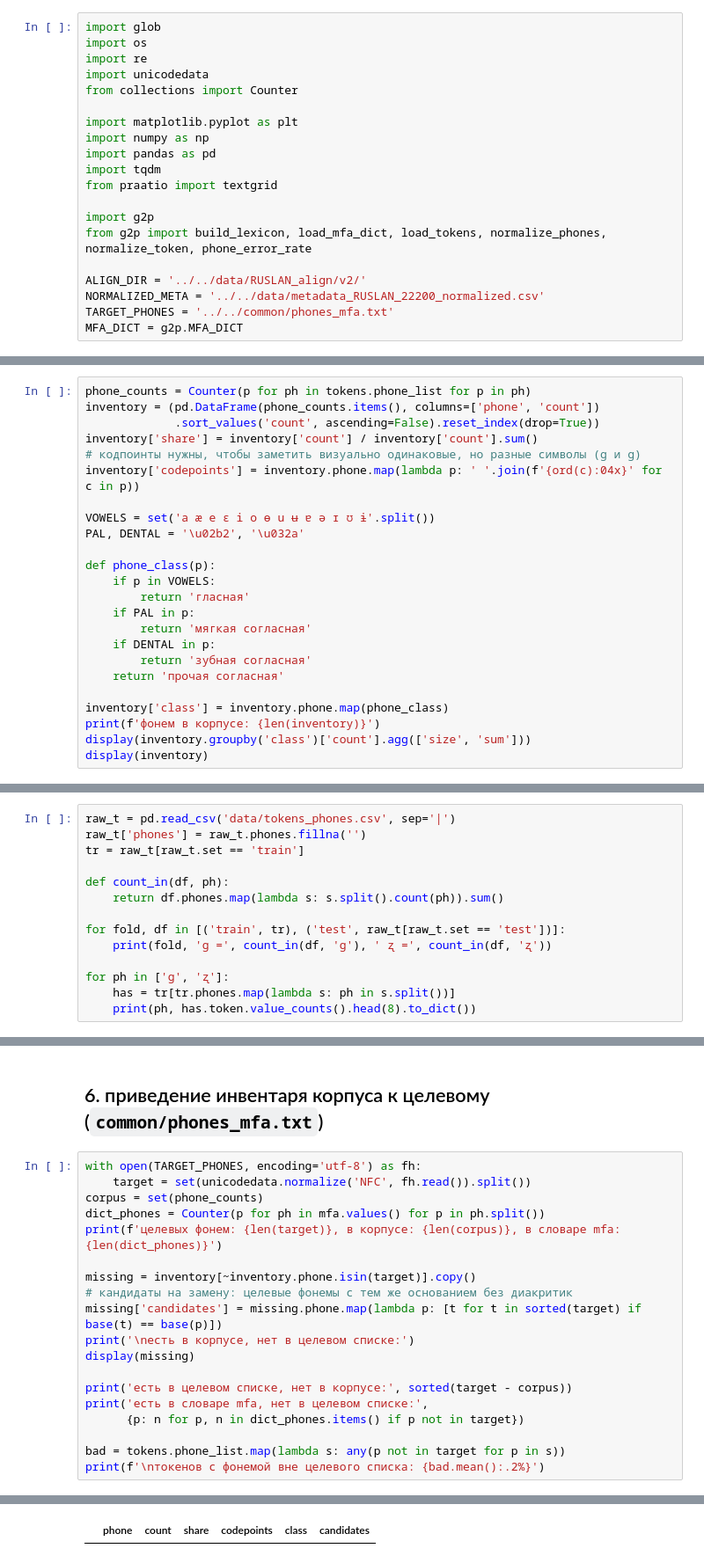
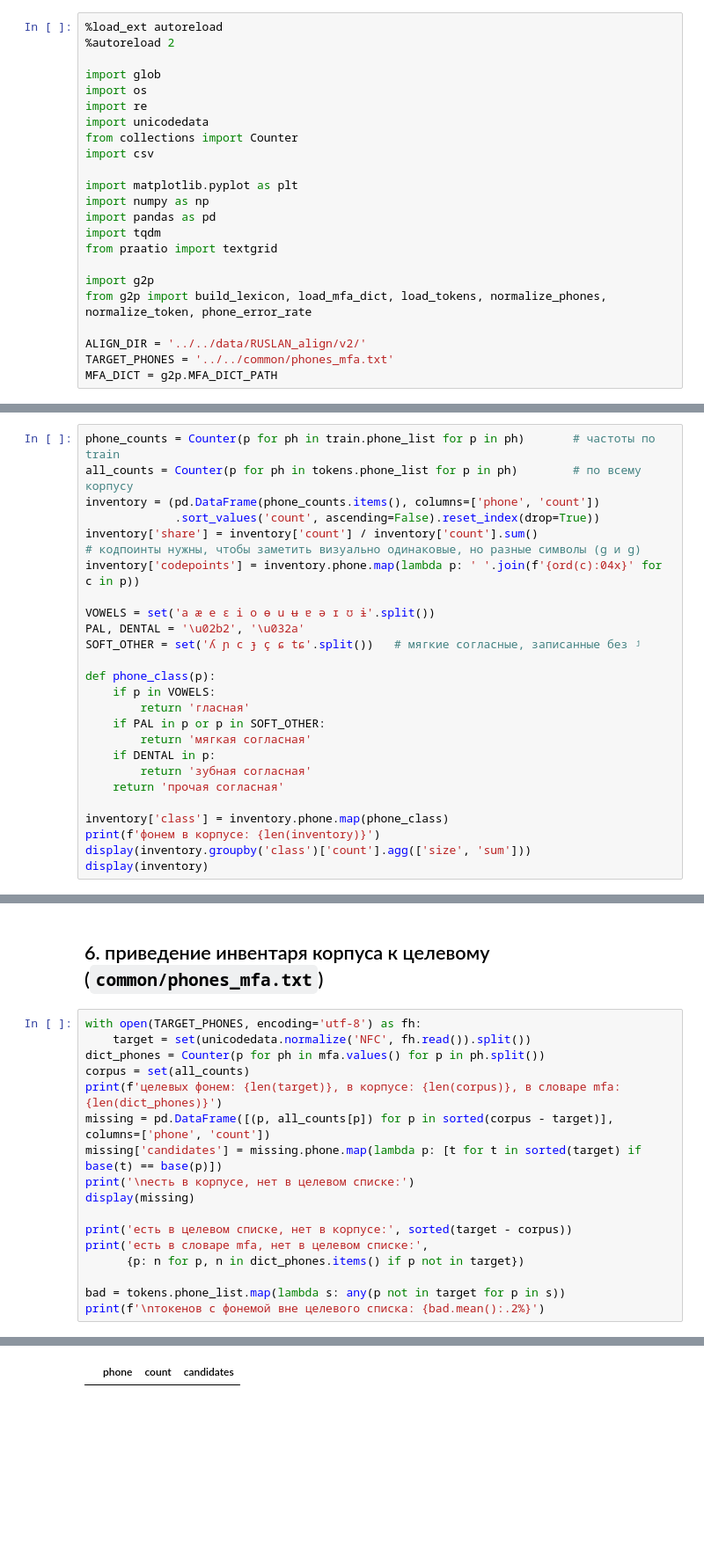
Before and after one commit to Wor1ock/tts_labs_itmo, a Jupyter notebook: labs/lab3_g2p/eda.ipynb, the cells around one changed output, grey strips where cells are left out. Shown at 88% size. Saved outputs shown, nothing was run; the diff lists cells and outputs as text; blank space fills up the shorter version.

```diff
--- a/labs/lab3_g2p/eda.ipynb
+++ b/labs/lab3_g2p/eda.ipynb
@@ -5,11 +5,15 @@
 
 анализ ведётся на `train`-части
 # %%
+%load_ext autoreload
+%autoreload 2
+
 import glob
 import os
 import re
 import unicodedata
 from collections import Counter
+import csv
 
 import matplotlib.pyplot as plt
 import numpy as np
@@ -21,6 +25,5 @@ import g2p
 from g2p import build_lexicon, load_mfa_dict, load_tokens, normalize_phones, normalize_token, phone_error_rate
 
 ALIGN_DIR = '../../data/RUSLAN_align/v2/'
-NORMALIZED_META = '../../data/metadata_RUSLAN_22200_normalized.csv'
 TARGET_PHONES = '../../common/phones_mfa.txt'
-MFA_DICT = g2p.MFA_DICT
+MFA_DICT = g2p.MFA_DICT_PATH
@@ -39,7 +52,8 @@ dropping 14627 tokens without a transcription (5.96%)
 # %% [markdown]
 ## 1. какие фонемы есть в корпусе, как они соотносятся с IPA, какие у них длительности
 # %%
-phone_counts = Counter(p for ph in tokens.phone_list for p in ph)
+phone_counts = Counter(p for ph in train.phone_list for p in ph)       # частоты по train
+all_counts = Counter(p for ph in tokens.phone_list for p in ph)        # по всему корпусу
 inventory = (pd.DataFrame(phone_counts.items(), columns=['phone', 'count'])
              .sort_values('count', ascending=False).reset_index(drop=True))
 inventory['share'] = inventory['count'] / inventory['count'].sum()
@@ -48,11 +62,12 @@ inventory['codepoints'] = inventory.phone.map(lambda p: ' '.join(f'{ord(c):04x}'
 
 VOWELS = set('a æ e ɛ i o ɵ u ʉ ɐ ə ɪ ʊ ɨ'.split())
 PAL, DENTAL = '\u02b2', '\u032a'
+SOFT_OTHER = set('ʎ ɲ c ɟ ç ɕ tɕ'.split())   # мягкие согласные, записанные без ʲ
 
 def phone_class(p):
     if p in VOWELS:
         return 'гласная'
-    if PAL in p:
+    if PAL in p or p in SOFT_OTHER:
         return 'мягкая согласная'
     if DENTAL in p:
         return 'зубная согласная'
@@ -343,14 +357,0 @@ pwd
-# %%
-raw_t = pd.read_csv('data/tokens_phones.csv', sep='|')
-raw_t['phones'] = raw_t.phones.fillna('')
-tr = raw_t[raw_t.set == 'train']
-
-def count_in(df, ph):
-    return df.phones.map(lambda s: s.split().count(ph)).sum()
-
-for fold, df in [('train', tr), ('test', raw_t[raw_t.set == 'test'])]:
-    print(fold, 'ɡ =', count_in(df, 'ɡ'), ' ʐ =', count_in(df, 'ʐ'))
-
-for ph in ['ɡ', 'ʐ']:
-    has = tr[tr.phones.map(lambda s: ph in s.split())]
-    print(ph, has.token.value_counts().head(8).to_dict())
@@ -458,12 +447,10 @@ for w in ['замок', 'все', 'всё']:
 # %%
 with open(TARGET_PHONES, encoding='utf-8') as fh:
     target = set(unicodedata.normalize('NFC', fh.read()).split())
-corpus = set(phone_counts)
 dict_phones = Counter(p for ph in mfa.values() for p in ph.split())
+corpus = set(all_counts)
 print(f'целевых фонем: {len(target)}, в корпусе: {len(corpus)}, в словаре mfa: {len(dict_phones)}')
-
-missing = inventory[~inventory.phone.isin(target)].copy()
-# кандидаты на замену: целевые фонемы с тем же основанием без диакритик
+missing = pd.DataFrame([(p, all_counts[p]) for p in sorted(corpus - target)], columns=['phone', 'count'])
 missing['candidates'] = missing.phone.map(lambda p: [t for t in sorted(target) if base(t) == base(p)])
 print('\nесть в корпусе, нет в целевом списке:')
 display(missing)
@@ -479,3 +466,3 @@ print(f'\nтокенов с фонемой вне целевого списка:
 
 есть в корпусе, нет в целевом списке:
-|  | phone | count | share | codepoints | class | candidates |
+|  | phone | count | candidates |
```
Also changed, not shown: parts of 35 cells of this notebook, 4 other files.
